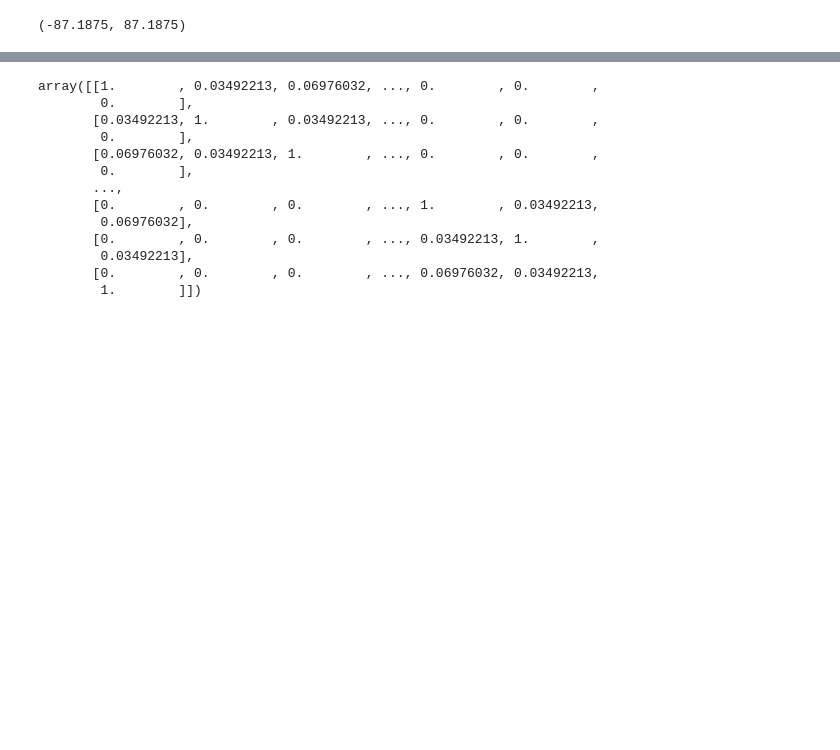
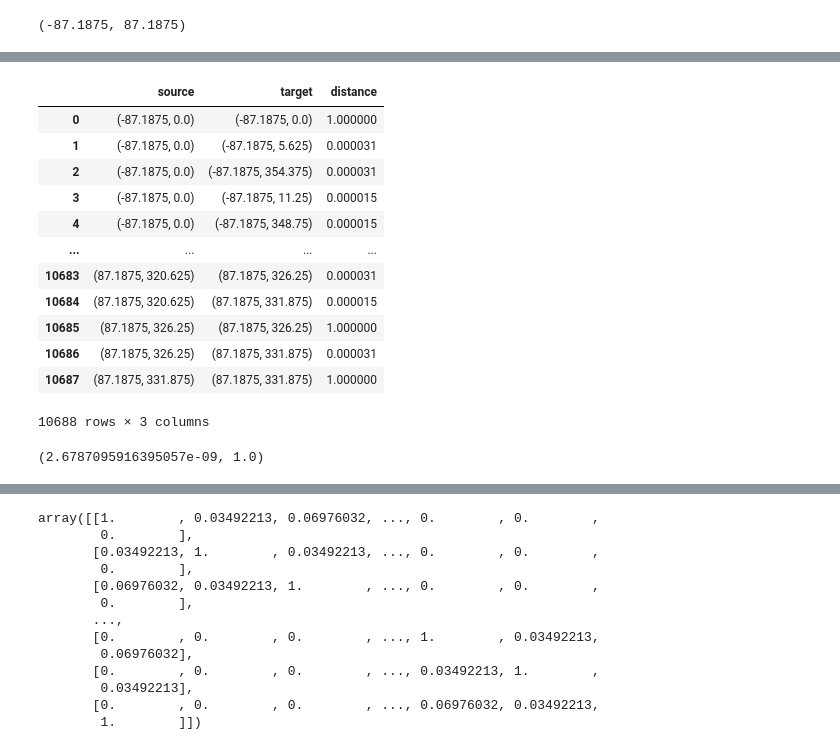
Before and after one commit to ArturasCH/WeatherPrediction, a Jupyter notebook: graph_creation.ipynb, the cells around one changed output, grey strips where cells are left out. Cells and saved outputs as stored; diff of their text form; code cells hidden in the pictures; blank space fills up the shorter version.

```diff
--- a/graph_creation.ipynb
+++ b/graph_creation.ipynb
@@ -226,0 +308,18 @@ normalized_distances = (adj_distances['distance'] - min) / (max - min)
+# %%
+sphere_graph_weighted = nx.from_pandas_edgelist(edge_frame, edge_attr='distance')
+# %%
+nx.to_pandas_edgelist(sphere_graph_weighted)
+# %% [output]
+|  | source | target | distance |
+| 0 | (-87.1875, 0.0) | (-87.1875, 0.0) | 1.000000 |
+| 1 | (-87.1875, 0.0) | (-87.1875, 5.625) | 0.000031 |
+| 2 | (-87.1875, 0.0) | (-87.1875, 354.375) | 0.000031 |
+| 3 | (-87.1875, 0.0) | (-87.1875, 11.25) | 0.000015 |
+| 4 | (-87.1875, 0.0) | (-87.1875, 348.75) | 0.000015 |
+| ... | ... | ... | ... |
+| 10683 | (87.1875, 320.625) | (87.1875, 326.25) | 0.000031 |
+| 10684 | (87.1875, 320.625) | (87.1875, 331.875) | 0.000015 |
+| 10685 | (87.1875, 326.25) | (87.1875, 326.25) | 1.000000 |
+| 10686 | (87.1875, 326.25) | (87.1875, 331.875) | 0.000031 |
+| 10687 | (87.1875, 331.875) | (87.1875, 331.875) | 1.000000 |
+10688 rows × 3 columns
@@ -226,0 +329,4 @@ normalized_distances = (adj_distances['distance'] - min) / (max - min)
+# %%
+normalzed_distance_weights.min(), normalzed_distance_weights.max()
+# %% [output]
+(2.6787095916395057e-09, 1.0)
```
Also changed, not shown: parts of 19 cells of this notebook, 2 other files.
